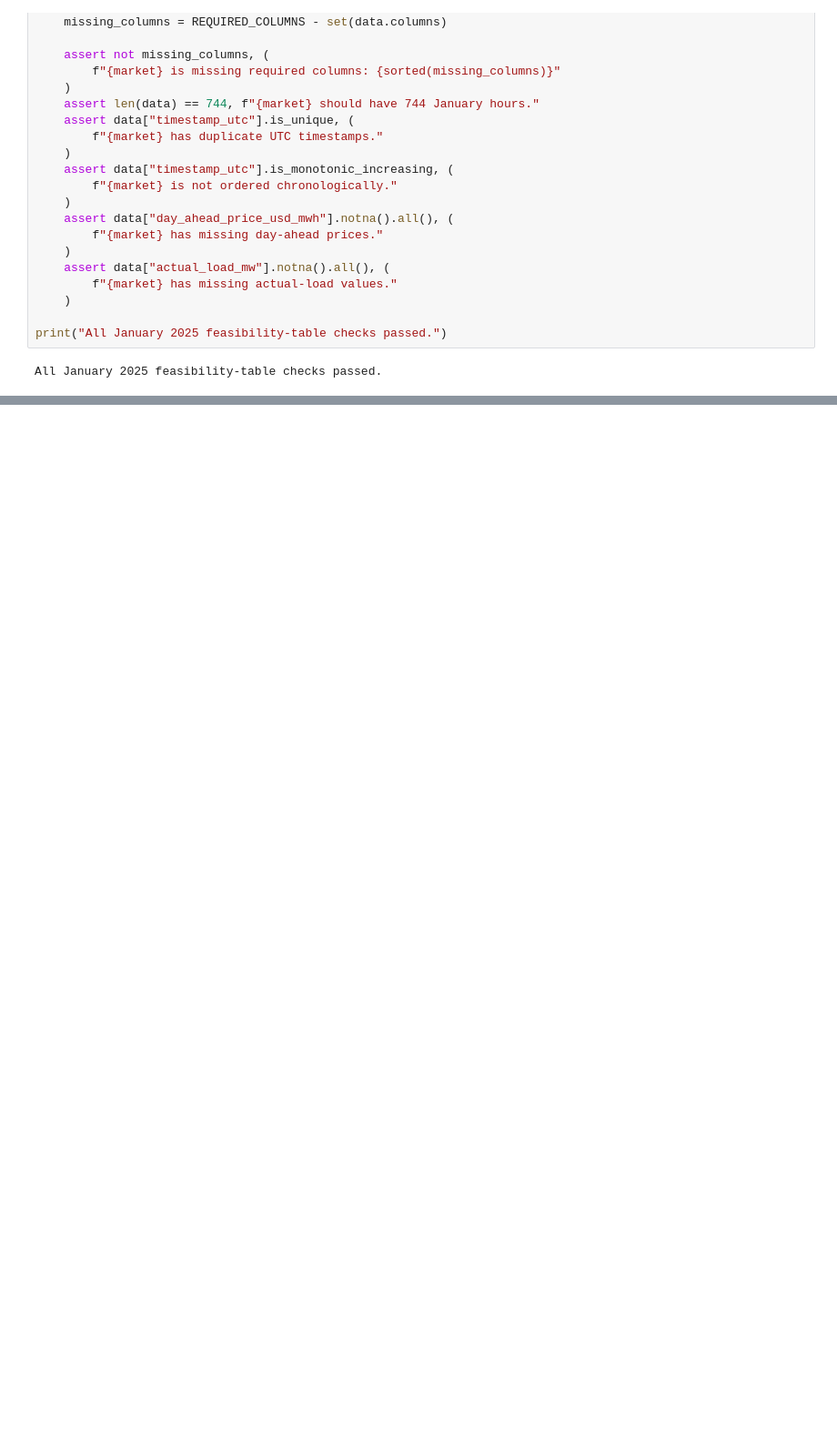
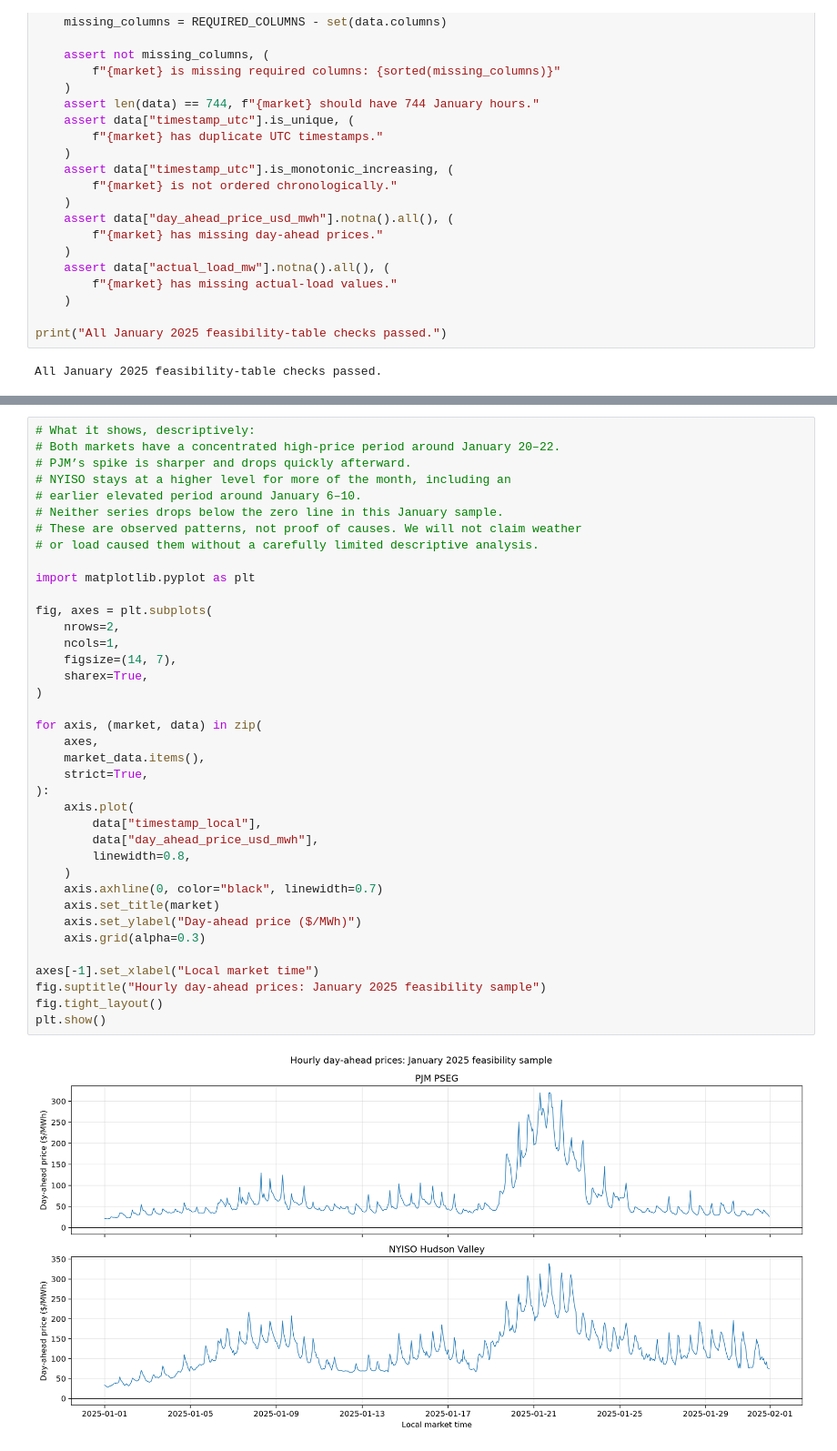
Before and after one commit to greerda/electricity-price-forecasting, a Jupyter notebook: notebooks/03_exploratory_analysis.ipynb, the cells around one changed output, grey strips where cells are left out. Shown at 91% size. Drawn from its saved outputs; the diff is of its cells as text; blank space fills up the shorter version.

Commit message:
Complete validation safeguards and January EDA

```diff
--- a/notebooks/03_exploratory_analysis.ipynb
+++ b/notebooks/03_exploratory_analysis.ipynb
@@ -62,0 +100,40 @@ All January 2025 feasibility-table checks passed.
+# %%
+# What it shows, descriptively:
+# Both markets have a concentrated high-price period around January 20–22.
+# PJM’s spike is sharper and drops quickly afterward.
+# NYISO stays at a higher level for more of the month, including an
+# earlier elevated period around January 6–10.
+# Neither series drops below the zero line in this January sample.
+# These are observed patterns, not proof of causes. We will not claim weather
+# or load caused them without a carefully limited descriptive analysis.
+
+import matplotlib.pyplot as plt
+
+fig, axes = plt.subplots(
+    nrows=2,
+    ncols=1,
+    figsize=(14, 7),
+    sharex=True,
+)
+
+for axis, (market, data) in zip(
+    axes,
+    market_data.items(),
+    strict=True,
+):
+    axis.plot(
+        data["timestamp_local"],
+        data["day_ahead_price_usd_mwh"],
+        linewidth=0.8,
+    )
+    axis.axhline(0, color="black", linewidth=0.7)
+    axis.set_title(market)
+    axis.set_ylabel("Day-ahead price ($/MWh)")
+    axis.grid(alpha=0.3)
+
+axes[-1].set_xlabel("Local market time")
+fig.suptitle("Hourly day-ahead prices: January 2025 feasibility sample")
+fig.tight_layout()
+plt.show()
+# %% [output]
+[figure, added]
```
Also changed, not shown: parts of 15 cells of this notebook, 9 other files.
